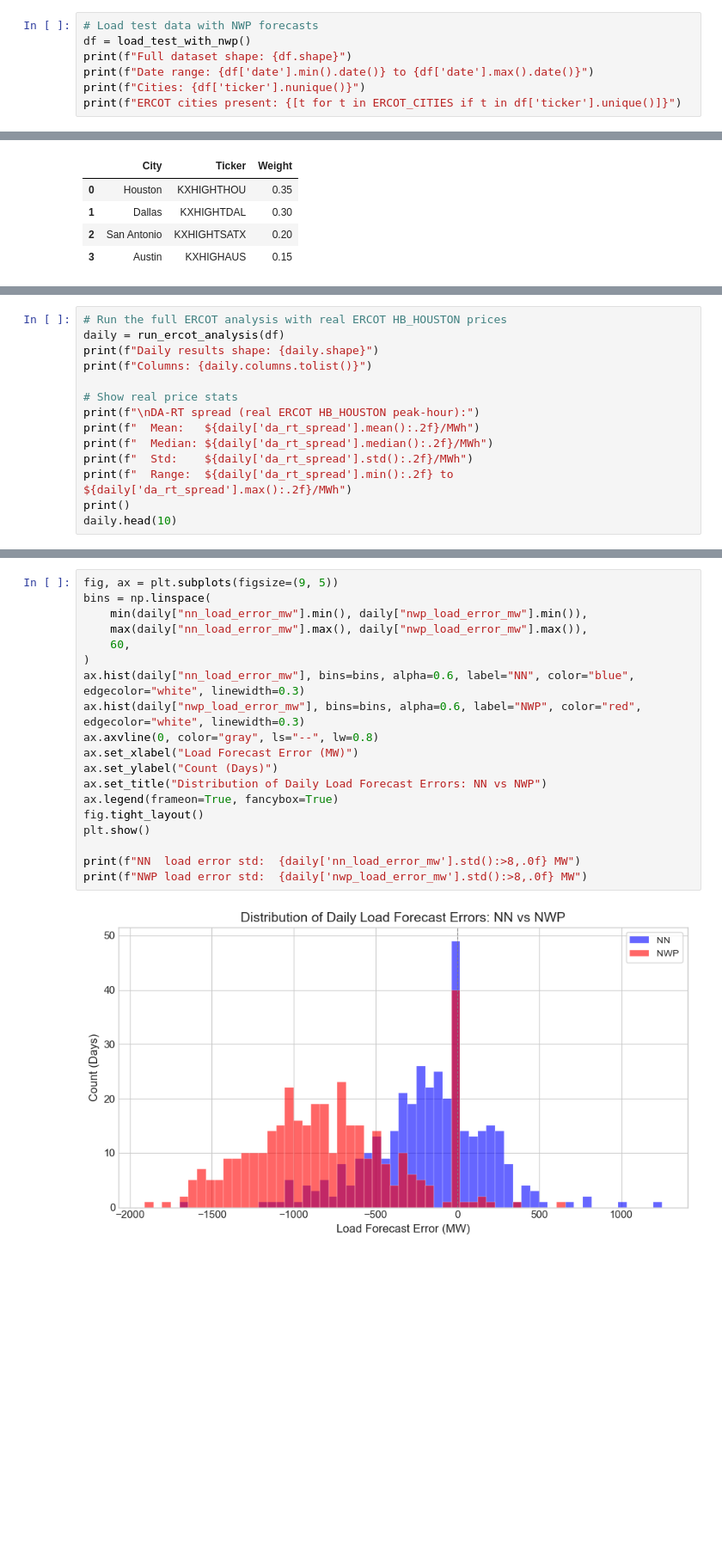
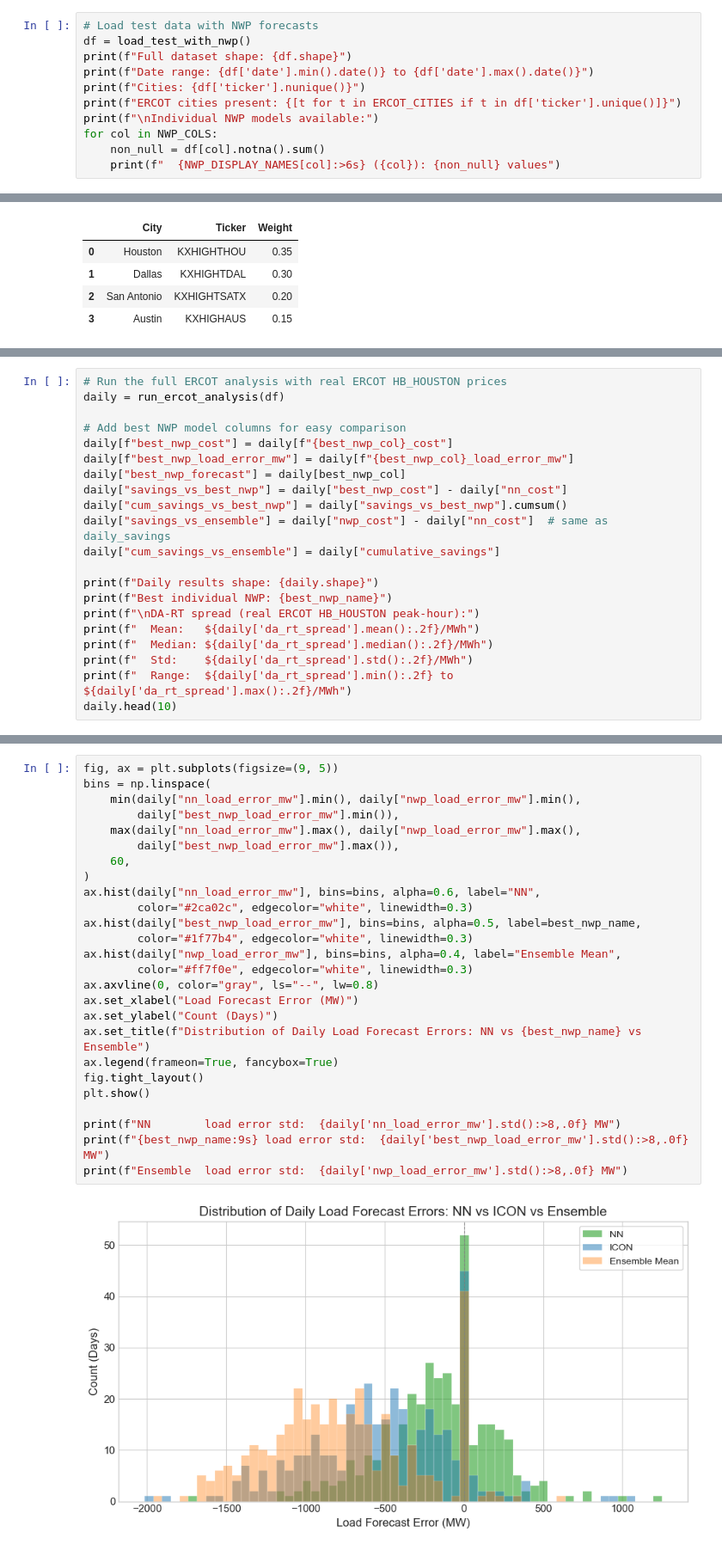
Before and after one commit to maxz073/dailymaxtempnn, a Jupyter notebook: energy_notebook.ipynb, the cells around one changed output, grey strips where cells are left out. Shown at 86% size. Cells and saved outputs as stored; diff of their text form; blank space fills up the shorter version.

```diff
--- a/energy_notebook.ipynb
+++ b/energy_notebook.ipynb
@@ -60,6 +65,10 @@ print(f"Full dataset shape: {df.shape}")
 print(f"Date range: {df['date'].min().date()} to {df['date'].max().date()}")
 print(f"Cities: {df['ticker'].nunique()}")
 print(f"ERCOT cities present: {[t for t in ERCOT_CITIES if t in df['ticker'].unique()]}")
+print(f"\nIndividual NWP models available:")
+for col in NWP_COLS:
+    non_null = df[col].notna().sum()
+    print(f"  {NWP_DISPLAY_NAMES[col]:>6s} ({col}): {non_null} values")
 # %% [output]
 Full dataset shape: (7300, 12)
 Date range: 2025-04-17 to 2026-04-16
@@ -104,15 +197,22 @@ Total weight: 1.00
 # %%
 # Run the full ERCOT analysis with real ERCOT HB_HOUSTON prices
 daily = run_ercot_analysis(df)
+
+# Add best NWP model columns for easy comparison
+daily[f"best_nwp_cost"] = daily[f"{best_nwp_col}_cost"]
+daily[f"best_nwp_load_error_mw"] = daily[f"{best_nwp_col}_load_error_mw"]
+daily["best_nwp_forecast"] = daily[best_nwp_col]
+daily["savings_vs_best_nwp"] = daily["best_nwp_cost"] - daily["nn_cost"]
+daily["cum_savings_vs_best_nwp"] = daily["savings_vs_best_nwp"].cumsum()
+daily["savings_vs_ensemble"] = daily["nwp_cost"] - daily["nn_cost"]  # same as daily_savings
+daily["cum_savings_vs_ensemble"] = daily["cumulative_savings"]
+
 print(f"Daily results shape: {daily.shape}")
-print(f"Columns: {daily.columns.tolist()}")
-
-# Show real price stats
+print(f"Best individual NWP: {best_nwp_name}")
 print(f"\nDA-RT spread (real ERCOT HB_HOUSTON peak-hour):")
 print(f"  Mean:   ${daily['da_rt_spread'].mean():.2f}/MWh")
 print(f"  Median: ${daily['da_rt_spread'].median():.2f}/MWh")
 print(f"  Std:    ${daily['da_rt_spread'].std():.2f}/MWh")
 print(f"  Range:  ${daily['da_rt_spread'].min():.2f} to ${daily['da_rt_spread'].max():.2f}/MWh")
-print()
 daily.head(10)
 # %% [output]
@@ -289,21 +464,28 @@ Cooling days (actual > 65.0 degF): 326/365
 # %%
 fig, ax = plt.subplots(figsize=(9, 5))
 bins = np.linspace(
-    min(daily["nn_load_error_mw"].min(), daily["nwp_load_error_mw"].min()),
-    max(daily["nn_load_error_mw"].max(), daily["nwp_load_error_mw"].max()),
+    min(daily["nn_load_error_mw"].min(), daily["nwp_load_error_mw"].min(),
+        daily["best_nwp_load_error_mw"].min()),
+    max(daily["nn_load_error_mw"].max(), daily["nwp_load_error_mw"].max(),
+        daily["best_nwp_load_error_mw"].max()),
     60,
 )
-ax.hist(daily["nn_load_error_mw"], bins=bins, alpha=0.6, label="NN", color="blue", edgecolor="white", linewidth=0.3)
-ax.hist(daily["nwp_load_error_mw"], bins=bins, alpha=0.6, label="NWP", color="red", edgecolor="white", linewidth=0.3)
+ax.hist(daily["nn_load_error_mw"], bins=bins, alpha=0.6, label="NN",
+        color="#2ca02c", edgecolor="white", linewidth=0.3)
+ax.hist(daily["best_nwp_load_error_mw"], bins=bins, alpha=0.5, label=best_nwp_name,
+        color="#1f77b4", edgecolor="white", linewidth=0.3)
+ax.hist(daily["nwp_load_error_mw"], bins=bins, alpha=0.4, label="Ensemble Mean",
+        color="#ff7f0e", edgecolor="white", linewidth=0.3)
 ax.axvline(0, color="gray", ls="--", lw=0.8)
 ax.set_xlabel("Load Forecast Error (MW)")
 ax.set_ylabel("Count (Days)")
-ax.set_title("Distribution of Daily Load Forecast Errors: NN vs NWP")
+ax.set_title(f"Distribution of Daily Load Forecast Errors: NN vs {best_nwp_name} vs Ensemble")
 ax.legend(frameon=True, fancybox=True)
 fig.tight_layout()
 plt.show()
 
-print(f"NN  load error std:  {daily['nn_load_error_mw'].std():>8,.0f} MW")
-print(f"NWP load error std:  {daily['nwp_load_error_mw'].std():>8,.0f} MW")
+print(f"NN        load error std:  {daily['nn_load_error_mw'].std():>8,.0f} MW")
+print(f"{best_nwp_name:9s} load error std:  {daily['best_nwp_load_error_mw'].std():>8,.0f} MW")
+print(f"Ensemble  load error std:  {daily['nwp_load_error_mw'].std():>8,.0f} MW")
 # %% [output]
-[figure, old version]
+[figure, new version]
```
Also changed, not shown: parts of 22 cells of this notebook, 2 other files.
